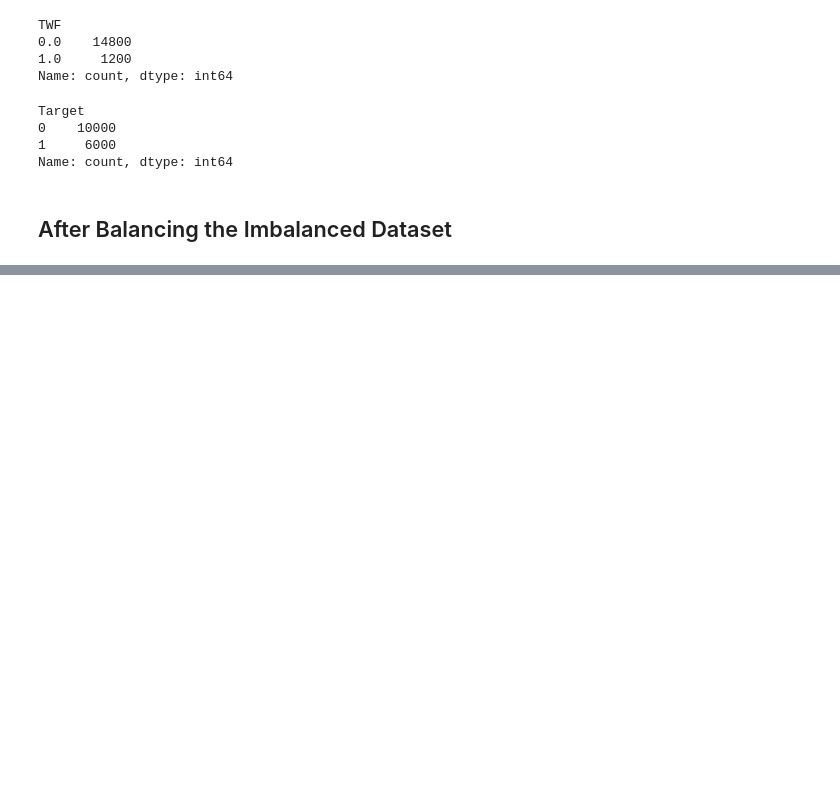
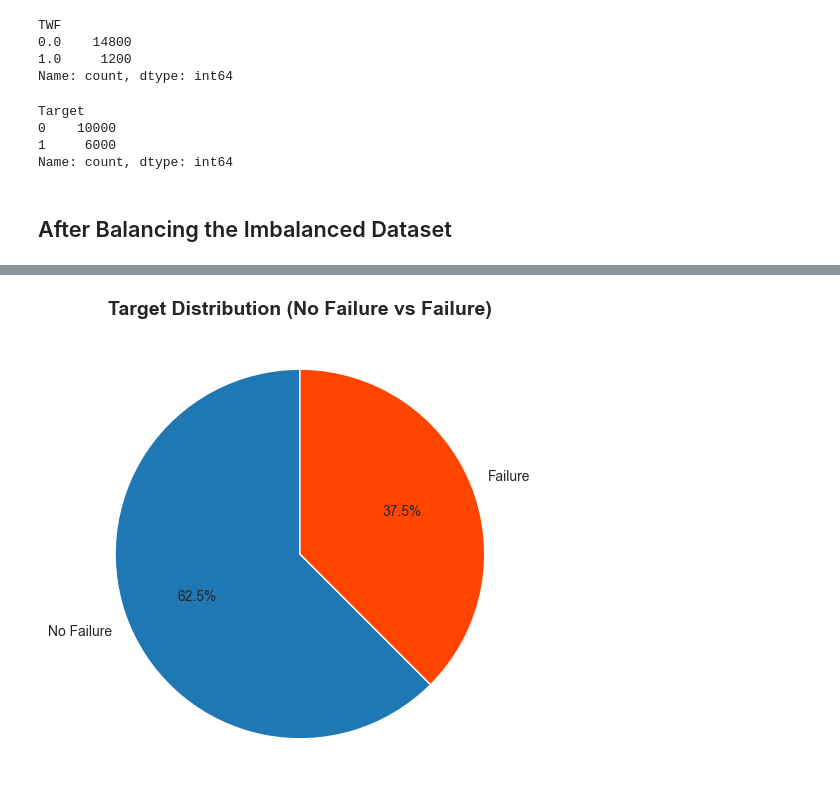
Before and after one commit to Ananddd06/PredictiveMaintenance_AIStudy, a Jupyter notebook: Notebooks/feature_engineering.ipynb, the cells around one changed output, grey strips where cells are left out. Drawn from its saved outputs; the diff is of its cells as text; code cells hidden in the pictures; blank space fills up the shorter version.

```diff
--- a/Notebooks/feature_engineering.ipynb
+++ b/Notebooks/feature_engineering.ipynb
@@ -353,0 +413,14 @@ for feature in num_features:
+# %%
+import matplotlib.pyplot as plt
+
+# Count of Target values
+target_counts = data['Target'].value_counts()
+labels = ['No Failure', 'Failure']
+sizes = [target_counts.get(0, 0), target_counts.get(1, 0)]
+
+plt.figure(figsize=(6,6))
+plt.pie(sizes, labels=labels, autopct='%1.1f%%', startangle=90, colors=['#1f77b4', '#ff4500'])
+plt.title("Target Distribution (No Failure vs Failure)", fontsize=14, fontweight='bold')
+plt.show()
+# %% [output]
+[figure, added]
```
Also changed, not shown: parts of 5 cells of this notebook.
